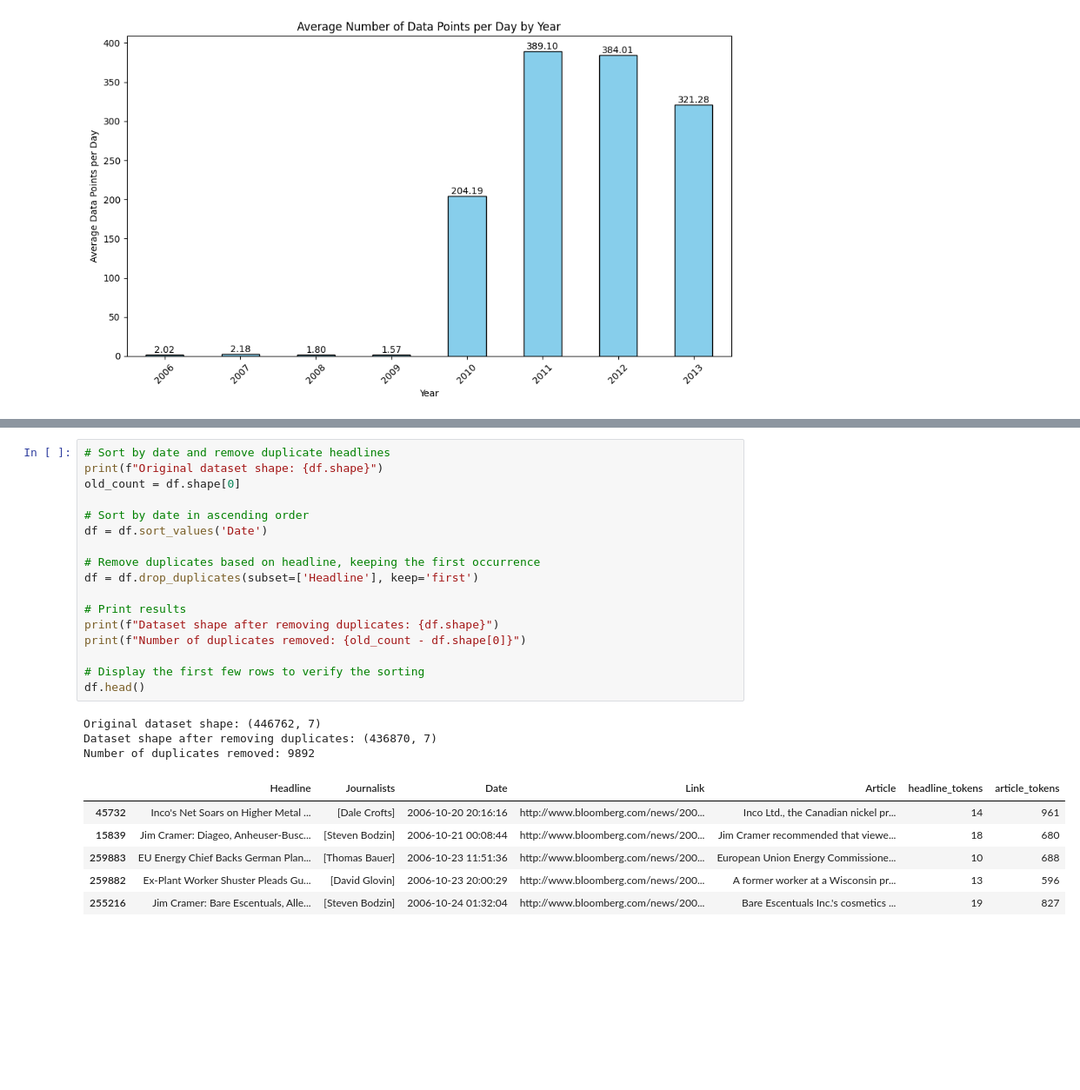
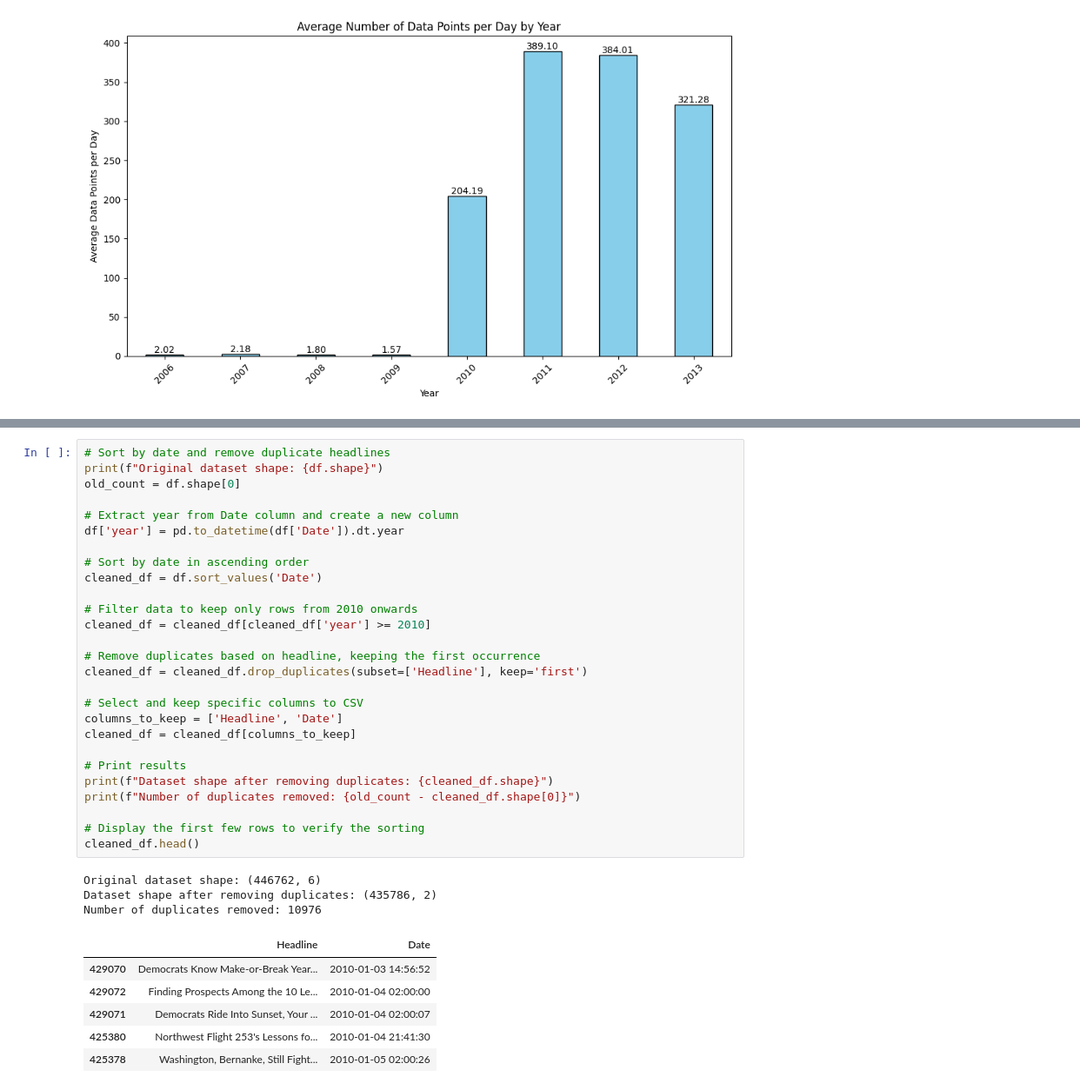
Before and after one commit to jasonlam510/FYP, a Jupyter notebook: src/data-preprocessing/bloomberg/bloomberg_length_analysis.ipynb, the cells around one changed output, grey strips where cells are left out. Shown at 87% size. Saved outputs shown, nothing was run; the diff lists cells and outputs as text; blank space fills up the shorter version.

```diff
--- a/src/data-preprocessing/bloomberg/bloomberg_length_analysis.ipynb
+++ b/src/data-preprocessing/bloomberg/bloomberg_length_analysis.ipynb
@@ -111,27 +78,37 @@ plot_avg_per_day_by_year(df, 'Date')
 # %%
 # Sort by date and remove duplicate headlines
 print(f"Original dataset shape: {df.shape}")
 old_count = df.shape[0]
 
+# Extract year from Date column and create a new column
+df['year'] = pd.to_datetime(df['Date']).dt.year
+
 # Sort by date in ascending order
-df = df.sort_values('Date')
+cleaned_df = df.sort_values('Date')
+
+# Filter data to keep only rows from 2010 onwards
+cleaned_df = cleaned_df[cleaned_df['year'] >= 2010]
 
 # Remove duplicates based on headline, keeping the first occurrence
-df = df.drop_duplicates(subset=['Headline'], keep='first')
+cleaned_df = cleaned_df.drop_duplicates(subset=['Headline'], keep='first')
+
+# Select and keep specific columns to CSV
+columns_to_keep = ['Headline', 'Date']
+cleaned_df = cleaned_df[columns_to_keep]
 
 # Print results
-print(f"Dataset shape after removing duplicates: {df.shape}")
-print(f"Number of duplicates removed: {old_count - df.shape[0]}")
+print(f"Dataset shape after removing duplicates: {cleaned_df.shape}")
+print(f"Number of duplicates removed: {old_count - cleaned_df.shape[0]}")
 
 # Display the first few rows to verify the sorting
-df.head()
+cleaned_df.head()
 # %% [output]
-Original dataset shape: (446762, 7)
-Dataset shape after removing duplicates: (436870, 7)
-Number of duplicates removed: 9892
+Original dataset shape: (446762, 6)
+Dataset shape after removing duplicates: (435786, 2)
+Number of duplicates removed: 10976
-|  | Headline | Journalists | Date | Link | Article | headline_tokens | article_tokens |
-| 45732 | Inco's Net Soars on Higher Metal ... | [Dale Crofts] | 2006-10-20 20:16:16 | http://www.bloomberg.com/news/200... | Inco Ltd., the Canadian nickel pr... | 14 | 961 |
-| 15839 | Jim Cramer: Diageo, Anheuser-Busc... | [Steven Bodzin] | 2006-10-21 00:08:44 | http://www.bloomberg.com/news/200... | Jim Cramer recommended that viewe... | 18 | 680 |
-| 259883 | EU Energy Chief Backs German Plan... | [Thomas Bauer] | 2006-10-23 11:51:36 | http://www.bloomberg.com/news/200... | European Union Energy Commissione... | 10 | 688 |
-| 259882 | Ex-Plant Worker Shuster Pleads Gu... | [David Glovin] | 2006-10-23 20:00:29 | http://www.bloomberg.com/news/200... | A former worker at a Wisconsin pr... | 13 | 596 |
-| 255216 | Jim Cramer: Bare Escentuals, Alle... | [Steven Bodzin] | 2006-10-24 01:32:04 | http://www.bloomberg.com/news/200... | Bare Escentuals Inc.'s cosmetics ... | 19 | 827 |
+|  | Headline | Date |
+| 429070 | Democrats Know Make-or-Break Year... | 2010-01-03 14:56:52 |
+| 429072 | Finding Prospects Among the 10 Le... | 2010-01-04 02:00:00 |
+| 429071 | Democrats Ride Into Sunset, Your ... | 2010-01-04 02:00:07 |
+| 425380 | Northwest Flight 253's Lessons fo... | 2010-01-04 21:41:30 |
+| 425378 | Washington, Bernanke, Still Fight... | 2010-01-05 02:00:26 |
```
Also changed, not shown: parts of 16 cells of this notebook, 1 other file.
